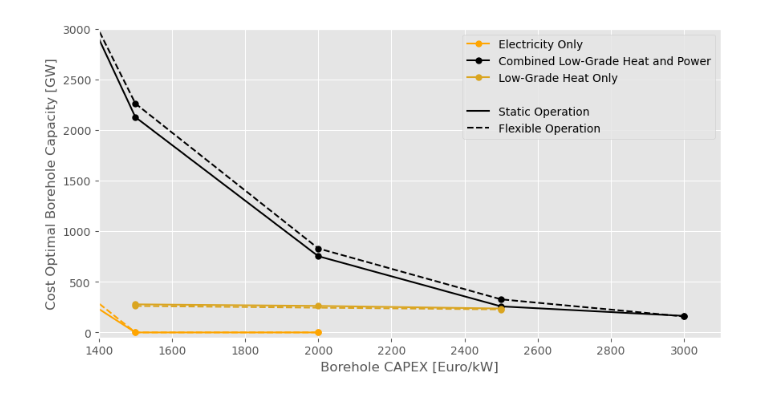
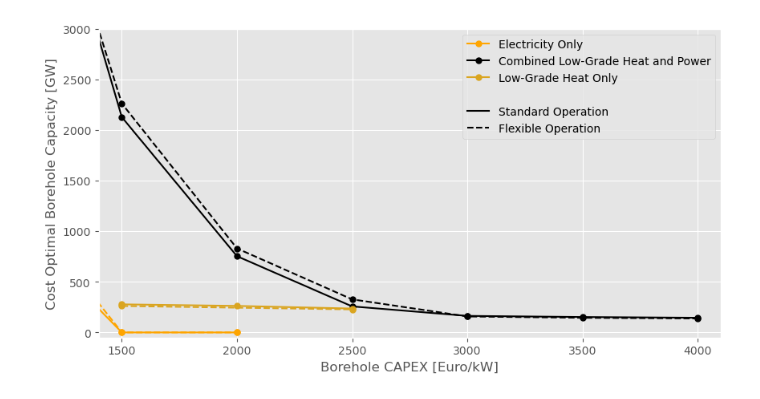
Before and after one commit to LukasFrankenQ/egs_market_integration, a Jupyter notebook: notebooks/main_plot.ipynb, the cells around one changed output. Saved outputs shown, nothing was run; the diff lists cells and outputs as text; code cells hidden in the pictures.

```diff
--- a/notebooks/main_plot.ipynb
+++ b/notebooks/main_plot.ipynb
@@ -70,32 +70,32 @@ line_kwargs = {
     "markersize": 5,
 }
 
 ax.plot(elec_static.index.astype(int), elec_static.values, color="orange", label=labels["elec static"], **line_kwargs)
 ax.plot(elec_flex.index.astype(int), elec_flex.values, color="orange", linestyle="--", **line_kwargs)
 ax.plot(chp_static.index.astype(int), chp_static.values, color="k", label=labels["chp static"], **line_kwargs)
 ax.plot(chp_flex.index.astype(int), chp_flex.values, color="k", linestyle="--", **line_kwargs)
 ax.plot(dh_static.index.astype(int), dh_static.values, color="goldenrod", label=labels["dh static"], **line_kwargs)
 ax.plot(dh_flex.index.astype(int), dh_flex.values, color="goldenrod", linestyle="--", **line_kwargs)
 
 handles = ax.get_legend_handles_labels()
 handles = (
     handles[0] + [
     Line2D([0], [0], color='white', lw=0, label=''),
     Line2D([0], [0], color='k', lw=1.5, label='Standard Operation'),
     Line2D([0], [0], color='k', lw=1.5, linestyle="--", label='Flexible Operation'),
     ]
 )
 
 ax.legend(handles=handles)
 
 ax.set_ylim(-50, 3000)
-ax.set_xlim(1400, 3100)
+ax.set_xlim(1400, 4100)
 
 ax.set_ylabel("Cost Optimal Borehole Capacity [GW]")
 ax.set_xlabel("Borehole CAPEX [Euro/kW]")
 
 plt.savefig("main_plot.pdf")
 
 plt.show()
 # %% [output]
-[figure, old version]
+[figure, new version]
```
Also changed, not shown: 2 other files.
